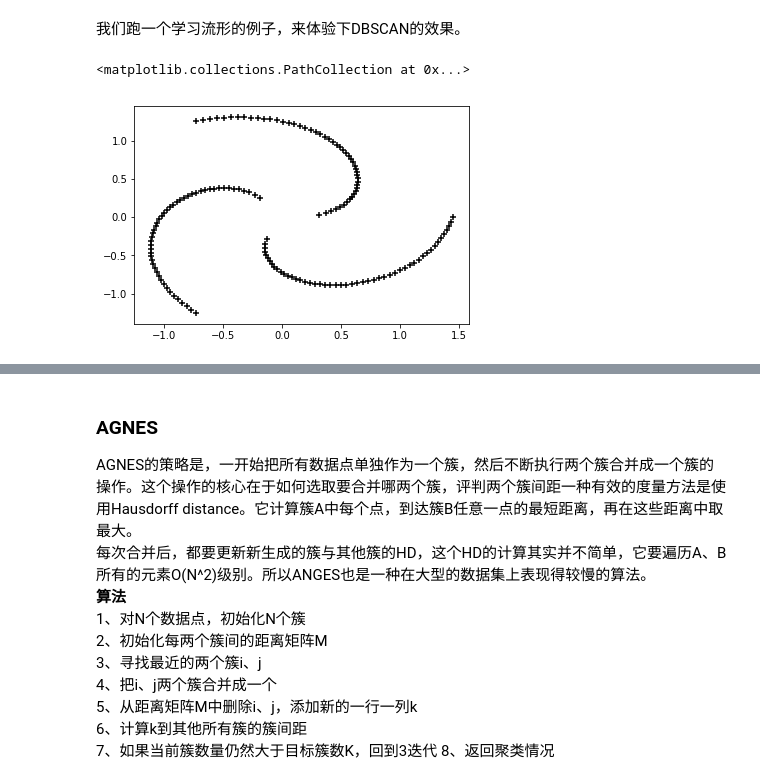
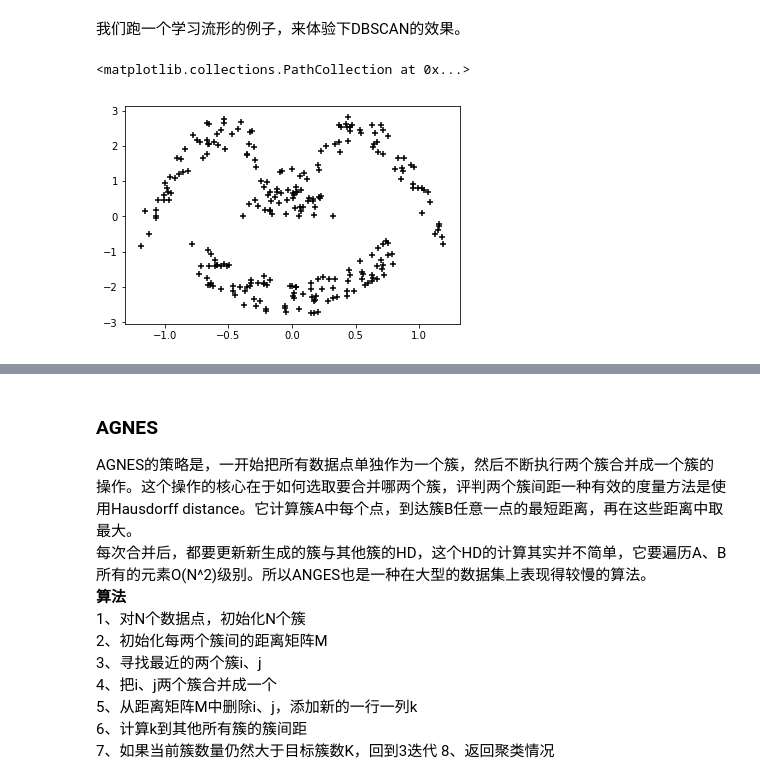
Before and after one commit to ViesLink/prml_note, a Jupyter notebook: 无监督学习.ipynb, the cells around one changed output, grey strips where cells are left out. Cells and saved outputs as stored; diff of their text form; code cells hidden in the pictures.

```diff
--- a/无监督学习.ipynb
+++ b/无监督学习.ipynb
@@ -125,23 +125,26 @@ def DBscan(data,epsilon,minpts):
     return labels
 # %% [markdown]
 我们跑一个学习流形的例子，来体验下DBSCAN的效果。
-# %%
-theta1 = np.linspace(0.1,np.pi*2/3,50)
-theta2 = theta1 + np.pi*2/3
-theta3 = theta2 + np.pi*2/3
-r = theta1**0.5
-xx1 = r*np.cos(theta1)
-yy1 = r*np.sin(theta1)
-xx2 = r*np.cos(theta2)
-yy2 = r*np.sin(theta2)
-xx3 = r*np.cos(theta3)
-yy3 = r*np.sin(theta3)
-xx = np.concatenate((xx1,xx2,xx3))
-yy = np.concatenate((yy1,yy2,yy3))
-X = np.concatenate((xx[None],yy[None]),axis = 0).T
-
-plt.scatter(xx,yy,marker = '+',c = 'black')
-# %% [output]
-<matplotlib.collections.PathCollection at 0x...>
-[figure, removed]
+# %%
+xx1 = np.random.rand(50)-1.2
+yy1 = np.sin(-xx1*3)+(np.random.rand(50)-0.5)*0.5
+yy1 = yy1*2+0.4
+xx2 = np.random.rand(50)+0.2
+yy2 = np.sin(xx2*3)+(np.random.rand(50)-0.5)*0.5
+yy2 = yy2*2+0.4
+xx3 = np.random.rand(100)*1.6-0.8
+yy3 = xx3**2-1.5+(np.random.rand(100)-0.5)*0.5
+yy3 = 2*(yy3)+0.7
+r = np.random.rand(50)
+theta = np.random.rand(50)*np.pi
+xx4 = r*np.cos(theta)*0.4
+yy4 = r*np.sin(theta)*1.4
+xx = np.concatenate((xx1,xx2,xx3,xx4))
+yy = np.concatenate((yy1,yy2,yy3,yy4))
+X = np.concatenate((xx[None],yy[None]),axis = 0).T
+
+plt.scatter(xx,yy,marker = '+',c = 'black')
+# %% [output]
+<matplotlib.collections.PathCollection at 0x...>
+[figure, added]
 # %%
```
Also changed, not shown: parts of 7 cells of this notebook.
